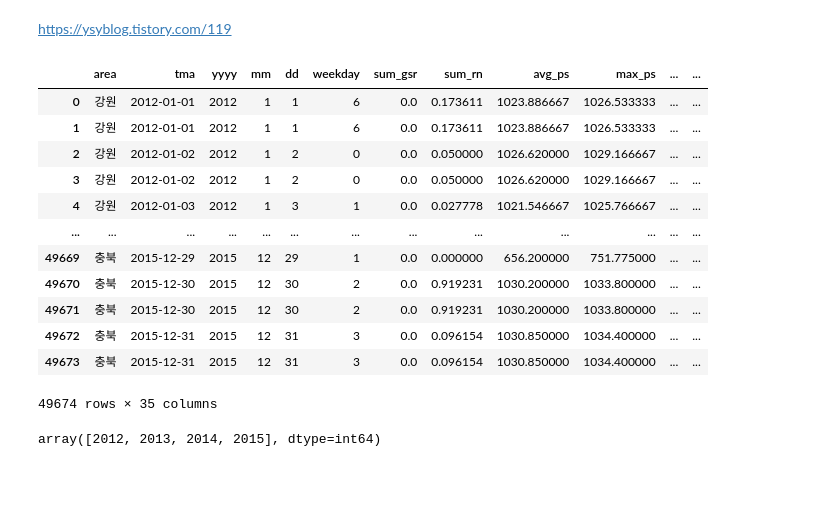
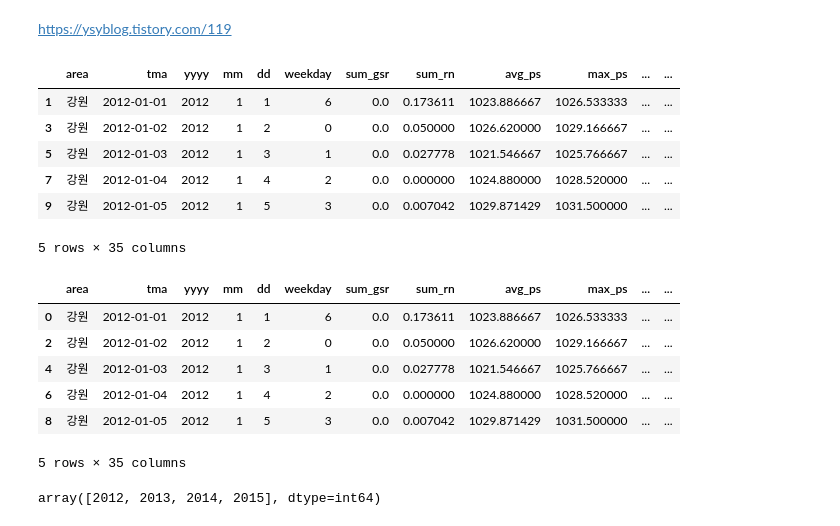
Before and after one commit to leech2193/weather_hospital_sowhat, a Jupyter notebook: 20220805 p-value and vif re-check (eseul).ipynb, the cells around one changed output. Saved outputs shown, nothing was run; the diff lists cells and outputs as text; code cells hidden in the pictures; blank space fills up the shorter version.

```diff
--- a/20220805 p-value and vif re-check (eseul).ipynb
+++ b/20220805 p-value and vif re-check (eseul).ipynb
@@ -10,21 +10,26 @@ import statsmodels.api as sm
 from statsmodels.stats.outliers_influence import variance_inflation_factor
 # %%
 dataset = pd.read_csv('Z:/공모전/날씨빅데이터콘테스트(공유)/data/test/hospital_gender_longform_0805_test2.csv', encoding='cp949')
-dataset
+female  = dataset[dataset.sex == 2]
+male    = dataset[dataset.sex == 1]
+
+display(female.head())
+display(male.head())
 # %% [output]
 |  | area | tma | yyyy | mm | dd | weekday | sum_gsr | sum_rn | avg_ps | max_ps | ... | ... |
-| 0 | 강원 | 2012-01-01 | 2012 | 1 | 1 | 6 | 0.0 | 0.173611 | 1023.886667 | 1026.533333 | ... | ... |
 | 1 | 강원 | 2012-01-01 | 2012 | 1 | 1 | 6 | 0.0 | 0.173611 | 1023.886667 | 1026.533333 | ... | ... |
-| 2 | 강원 | 2012-01-02 | 2012 | 1 | 2 | 0 | 0.0 | 0.050000 | 1026.620000 | 1029.166667 | ... | ... |
 | 3 | 강원 | 2012-01-02 | 2012 | 1 | 2 | 0 | 0.0 | 0.050000 | 1026.620000 | 1029.166667 | ... | ... |
-| 4 | 강원 | 2012-01-03 | 2012 | 1 | 3 | 1 | 0.0 | 0.027778 | 1021.546667 | 1025.766667 | ... | ... |
-| ... | ... | ... | ... | ... | ... | ... | ... | ... | ... | ... | ... | ... |
-| 49669 | 충북 | 2015-12-29 | 2015 | 12 | 29 | 1 | 0.0 | 0.000000 | 656.200000 | 751.775000 | ... | ... |
-| 49670 | 충북 | 2015-12-30 | 2015 | 12 | 30 | 2 | 0.0 | 0.919231 | 1030.200000 | 1033.800000 | ... | ... |
-| 49671 | 충북 | 2015-12-30 | 2015 | 12 | 30 | 2 | 0.0 | 0.919231 | 1030.200000 | 1033.800000 | ... | ... |
-| 49672 | 충북 | 2015-12-31 | 2015 | 12 | 31 | 3 | 0.0 | 0.096154 | 1030.850000 | 1034.400000 | ... | ... |
-| 49673 | 충북 | 2015-12-31 | 2015 | 12 | 31 | 3 | 0.0 | 0.096154 | 1030.850000 | 1034.400000 | ... | ... |
+| 5 | 강원 | 2012-01-03 | 2012 | 1 | 3 | 1 | 0.0 | 0.027778 | 1021.546667 | 1025.766667 | ... | ... |
+| 7 | 강원 | 2012-01-04 | 2012 | 1 | 4 | 2 | 0.0 | 0.000000 | 1024.880000 | 1028.520000 | ... | ... |
+| 9 | 강원 | 2012-01-05 | 2012 | 1 | 5 | 3 | 0.0 | 0.007042 | 1029.871429 | 1031.500000 | ... | ... |
-49674 rows × 35 columns
+5 rows × 35 columns
+|  | area | tma | yyyy | mm | dd | weekday | sum_gsr | sum_rn | avg_ps | max_ps | ... | ... |
+| 0 | 강원 | 2012-01-01 | 2012 | 1 | 1 | 6 | 0.0 | 0.173611 | 1023.886667 | 1026.533333 | ... | ... |
+| 2 | 강원 | 2012-01-02 | 2012 | 1 | 2 | 0 | 0.0 | 0.050000 | 1026.620000 | 1029.166667 | ... | ... |
+| 4 | 강원 | 2012-01-03 | 2012 | 1 | 3 | 1 | 0.0 | 0.027778 | 1021.546667 | 1025.766667 | ... | ... |
+| 6 | 강원 | 2012-01-04 | 2012 | 1 | 4 | 2 | 0.0 | 0.000000 | 1024.880000 | 1028.520000 | ... | ... |
+| 8 | 강원 | 2012-01-05 | 2012 | 1 | 5 | 3 | 0.0 | 0.007042 | 1029.871429 | 1031.500000 | ... | ... |
+5 rows × 35 columns
 # %%
 dataset.yyyy.unique()
 # %% [output]
```
Also changed, not shown: parts of 4 cells of this notebook, 3 other files.
